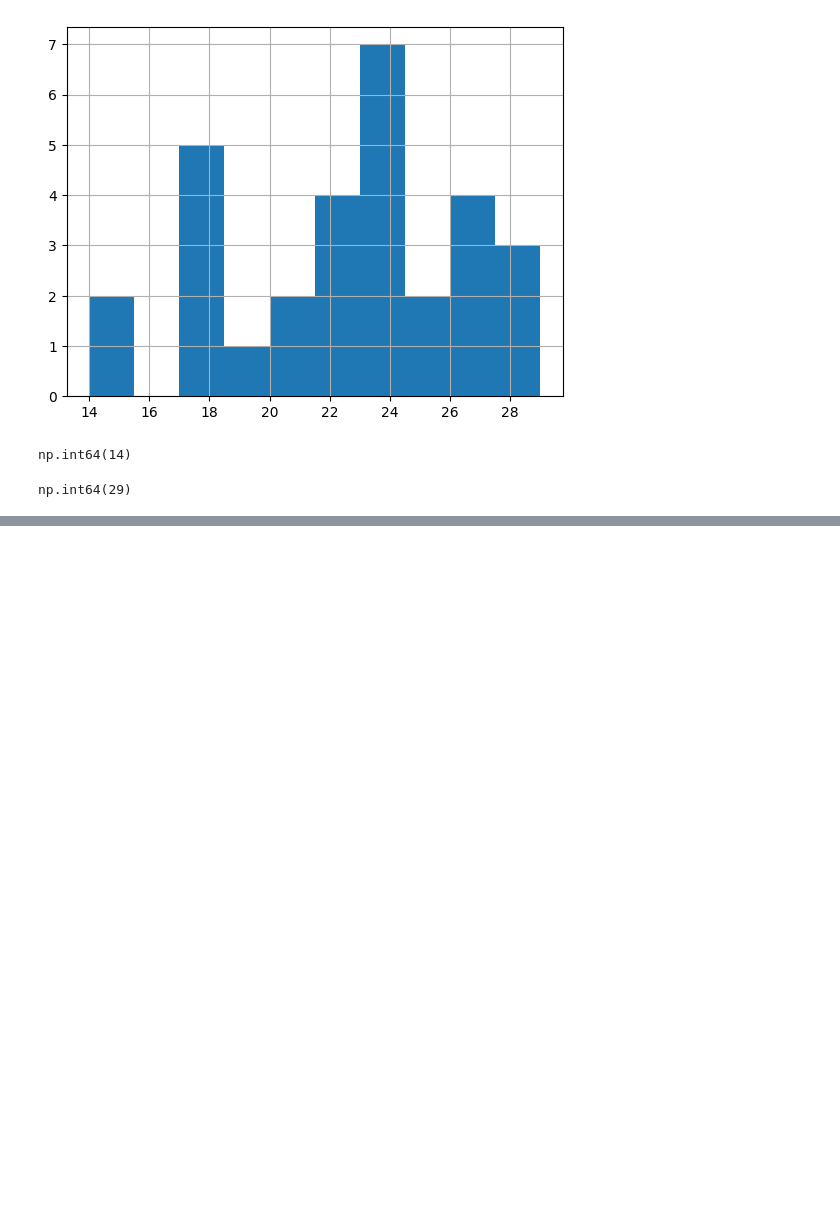
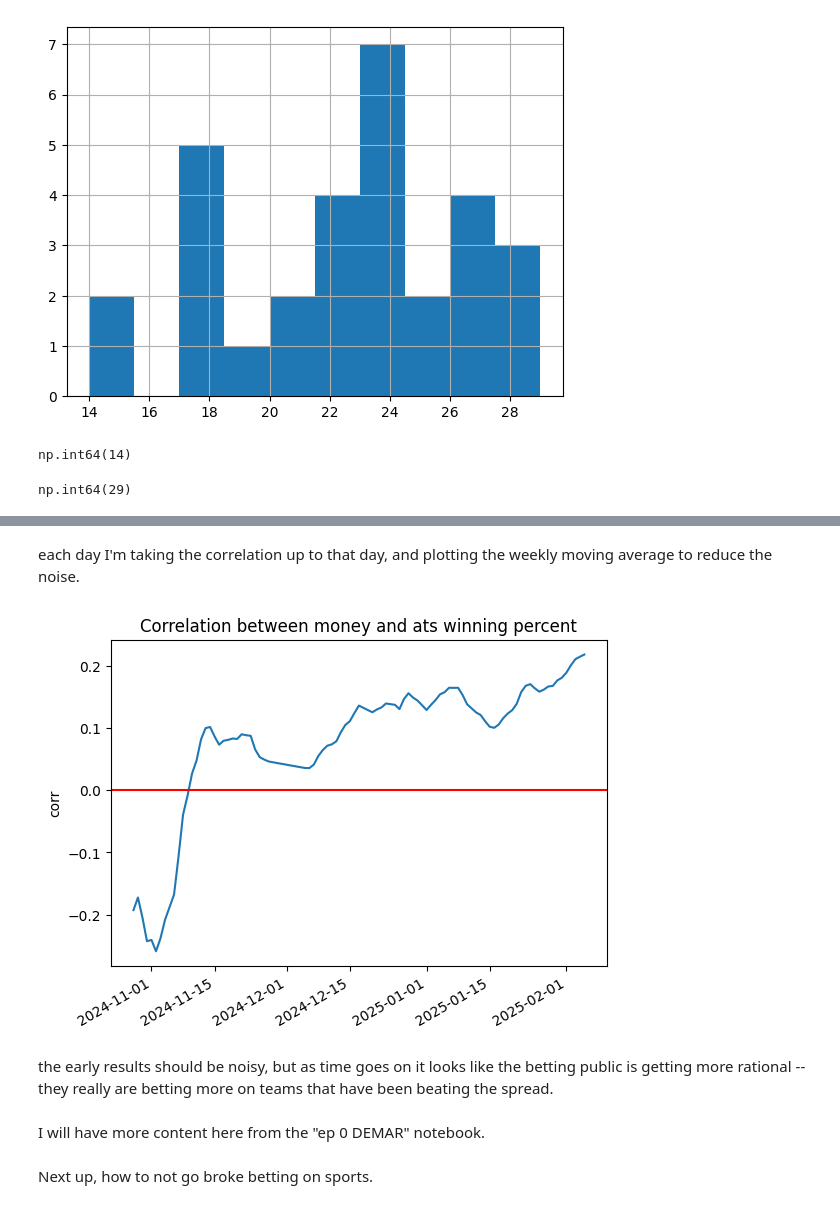
Before and after one commit to csdurfee/book, a Jupyter notebook: ep 5 MONEY IS MATH.ipynb, the cells around one changed output, grey strips where cells are left out. Saved outputs shown, nothing was run; the diff lists cells and outputs as text; code cells hidden in the pictures; blank space fills up the shorter version.

```diff
--- a/ep 5 MONEY IS MATH.ipynb
+++ b/ep 5 MONEY IS MATH.ipynb
@@ -191,0 +203,10 @@ TODO: figure out how much of the project DEMAR stuff I want to keep.
+# %%
+corrs = []
+
+ats_for_range = scrape_sbr.get_ats_for_range()
+for date, money_data in ats_for_range.items():
+    corr = spearmanr(money_data.money_percents, money_data.ats_win_pct)
+    corrs.append(corr.statistic)
+
+## 'corr' is a reserved word in dataframes
+df_corrs = pd.DataFrame({'date': pd.to_datetime(list(ats_for_range.keys())), 'correl': corrs})
@@ -191,0 +228,23 @@ TODO: figure out how much of the project DEMAR stuff I want to keep.
+# %% [markdown]
+each day I'm taking the correlation up to that day, and plotting the weekly moving average to reduce the noise.
+# %%
+import matplotlib.dates as mdates
+
+correl_ma = pd.Series(df_corrs.correl).rolling(window=7).mean()
+
+plt.gca().xaxis.set_major_formatter(mdates.DateFormatter('%Y-%m-%d'))
+plt.gca().xaxis.set_major_locator(mdates.AutoDateLocator())
+plt.plot(df_corrs.date, correl_ma)
+plt.title("Correlation between money and ats winning percent")
+plt.ylabel("corr")
+plt.axhline(0, color="r")
+
+plt.gcf().autofmt_xdate()
+# %% [output]
+[figure, added]
+# %% [markdown]
+the early results should be noisy, but as time goes on it looks like the  betting public is getting more rational -- they really are betting more on teams that have been beating the spread.
+# %% [markdown]
+I will have more content here from the "ep 0 DEMAR" notebook.
+# %% [markdown]
+Next up, how to not go broke betting on sports.
```
Also changed, not shown: parts of 10 cells of this notebook.
